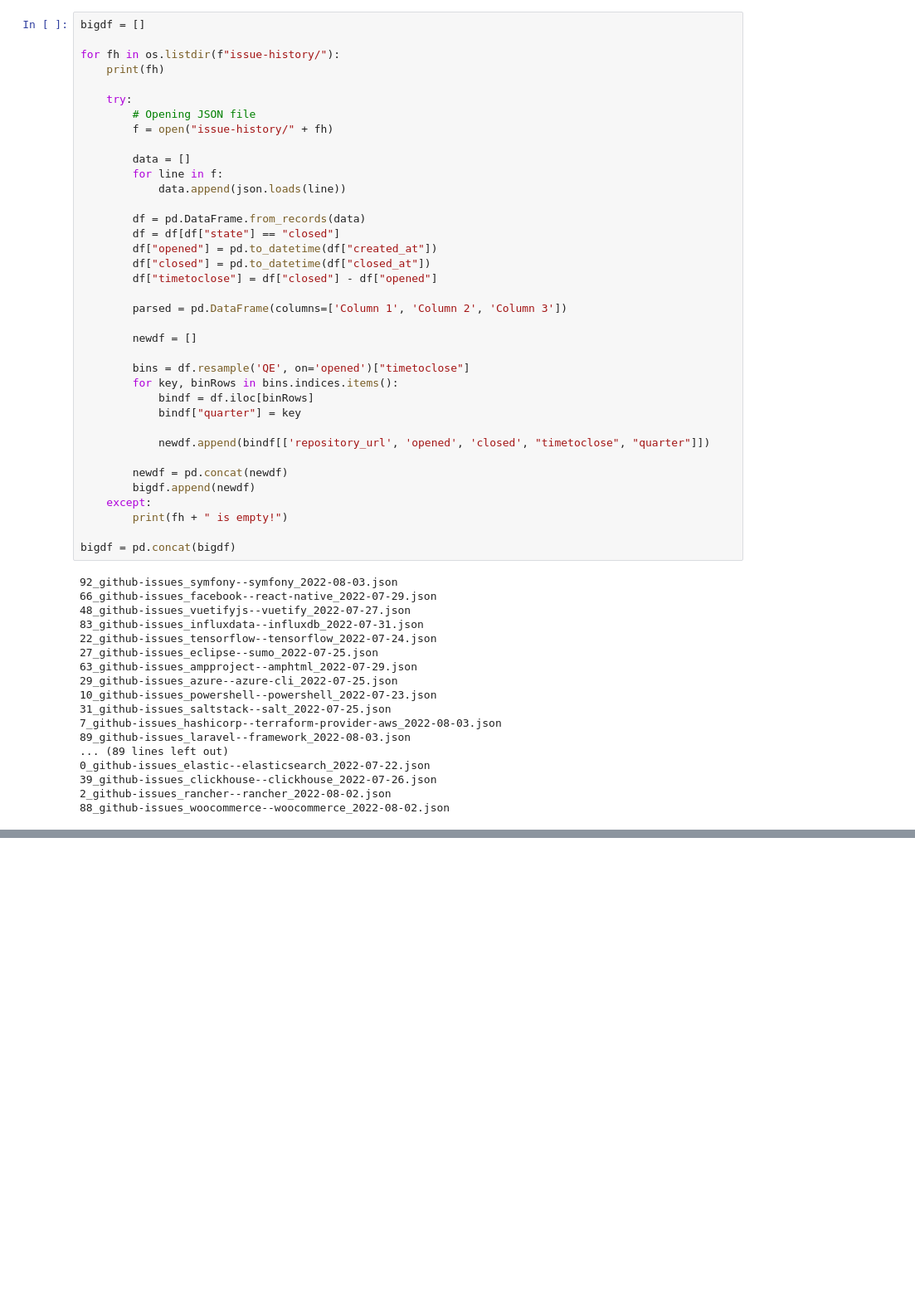
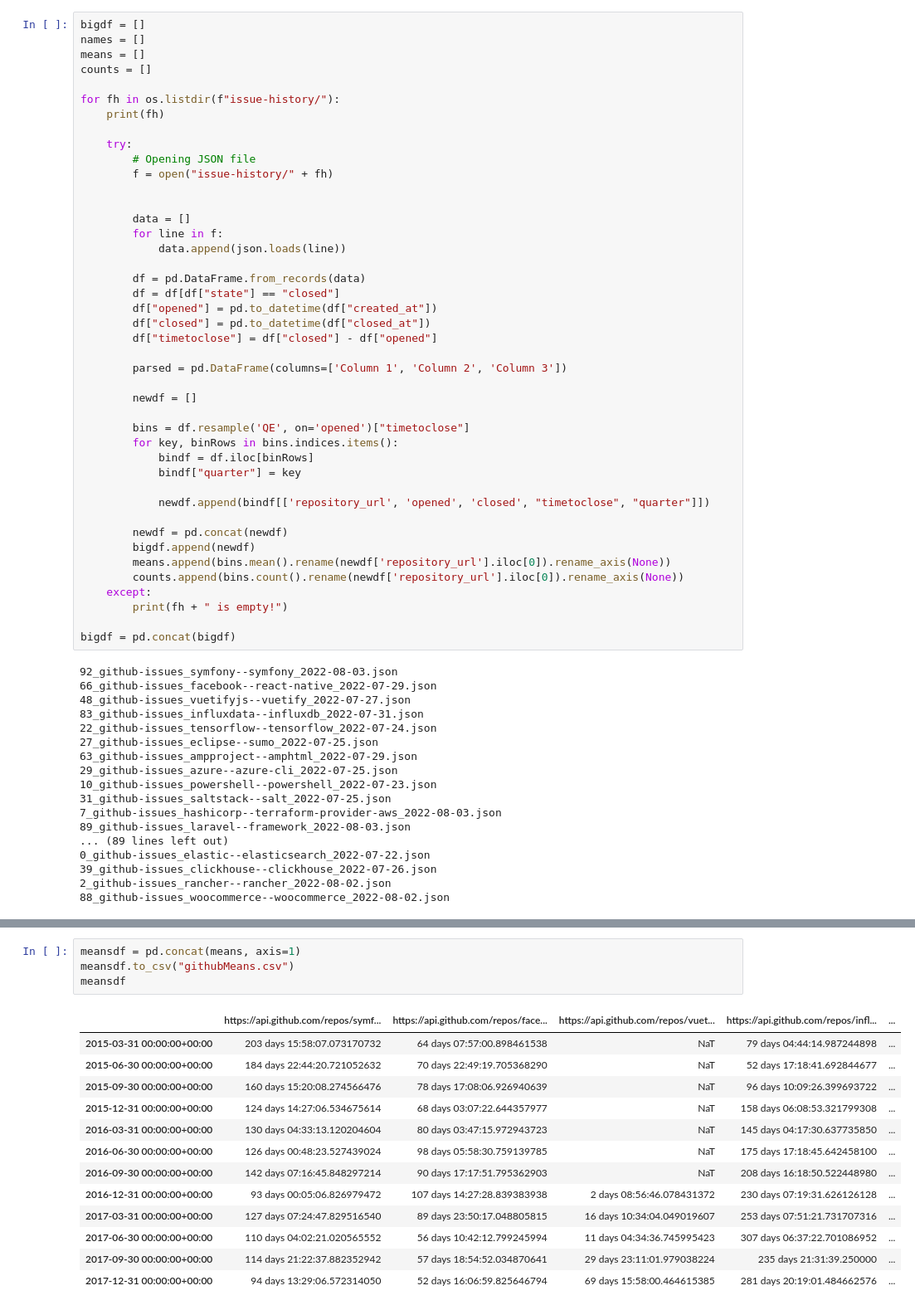
Before and after one commit to RamarkoB/ECMA31350, a Jupyter notebook: issue.ipynb, the cells around one changed output, grey strips where cells are left out. Shown at 83% size. Saved outputs shown, nothing was run; the diff lists cells and outputs as text; blank space fills up the shorter version.

Commit message:
Added Counts and Means CSV

```diff
--- a/issue.ipynb
+++ b/issue.ipynb
@@ -27,6 +26,9 @@ for fh in os.listdir(f"issue-history/"):
 88_github-issues_woocommerce--woocommerce_2022-08-02.json
 # %%
 bigdf = []
+names = []
+means = []
+counts = []
 
 for fh in os.listdir(f"issue-history/"):
     print(fh)
@@ -34,6 +36,7 @@ for fh in os.listdir(f"issue-history/"):
     try:
         # Opening JSON file
         f = open("issue-history/" + fh)
+
 
         data = []
         for line in f:
@@ -58,6 +61,8 @@ for fh in os.listdir(f"issue-history/"):
 
         newdf = pd.concat(newdf)
         bigdf.append(newdf)
+        means.append(bins.mean().rename(newdf['repository_url'].iloc[0]).rename_axis(None))
+        counts.append(bins.count().rename(newdf['repository_url'].iloc[0]).rename_axis(None))
     except:
         print(fh + " is empty!")
 
@@ -84,0 +93,18 @@ bigdf.to_csv('githubData.csv')
+# %%
+meansdf = pd.concat(means, axis=1)
+meansdf.to_csv("githubMeans.csv")
+meansdf
+# %% [output]
+|  | https://api.github.com/repos/symf... | https://api.github.com/repos/face... | https://api.github.com/repos/vuet... | https://api.github.com/repos/infl... | ... |
+| 2015-03-31 00:00:00+00:00 | 203 days 15:58:07.073170732 | 64 days 07:57:00.898461538 | NaT | 79 days 04:44:14.987244898 | ... |
+| 2015-06-30 00:00:00+00:00 | 184 days 22:44:20.721052632 | 70 days 22:49:19.705368290 | NaT | 52 days 17:18:41.692844677 | ... |
+| 2015-09-30 00:00:00+00:00 | 160 days 15:20:08.274566476 | 78 days 17:08:06.926940639 | NaT | 96 days 10:09:26.399693722 | ... |
+| 2015-12-31 00:00:00+00:00 | 124 days 14:27:06.534675614 | 68 days 03:07:22.644357977 | NaT | 158 days 06:08:53.321799308 | ... |
+| 2016-03-31 00:00:00+00:00 | 130 days 04:33:13.120204604 | 80 days 03:47:15.972943723 | NaT | 145 days 04:17:30.637735850 | ... |
+| 2016-06-30 00:00:00+00:00 | 126 days 00:48:23.527439024 | 98 days 05:58:30.759139785 | NaT | 175 days 17:18:45.642458100 | ... |
+| 2016-09-30 00:00:00+00:00 | 142 days 07:16:45.848297214 | 90 days 17:17:51.795362903 | NaT | 208 days 16:18:50.522448980 | ... |
+| 2016-12-31 00:00:00+00:00 | 93 days 00:05:06.826979472 | 107 days 14:27:28.839383938 | 2 days 08:56:46.078431372 | 230 days 07:19:31.626126128 | ... |
+| 2017-03-31 00:00:00+00:00 | 127 days 07:24:47.829516540 | 89 days 23:50:17.048805815 | 16 days 10:34:04.049019607 | 253 days 07:51:21.731707316 | ... |
+| 2017-06-30 00:00:00+00:00 | 110 days 04:02:21.020565552 | 56 days 10:42:12.799245994 | 11 days 04:34:36.745995423 | 307 days 06:37:22.701086952 | ... |
+| 2017-09-30 00:00:00+00:00 | 114 days 21:22:37.882352942 | 57 days 18:54:52.034870641 | 29 days 23:11:01.979038224 | 235 days 21:31:39.250000 | ... |
+| 2017-12-31 00:00:00+00:00 | 94 days 13:29:06.572314050 | 52 days 16:06:59.825646794 | 69 days 15:58:00.464615385 | 281 days 20:19:01.484662576 | ... |
```
Also changed, not shown: parts of 4 cells of this notebook, 2 other files.
